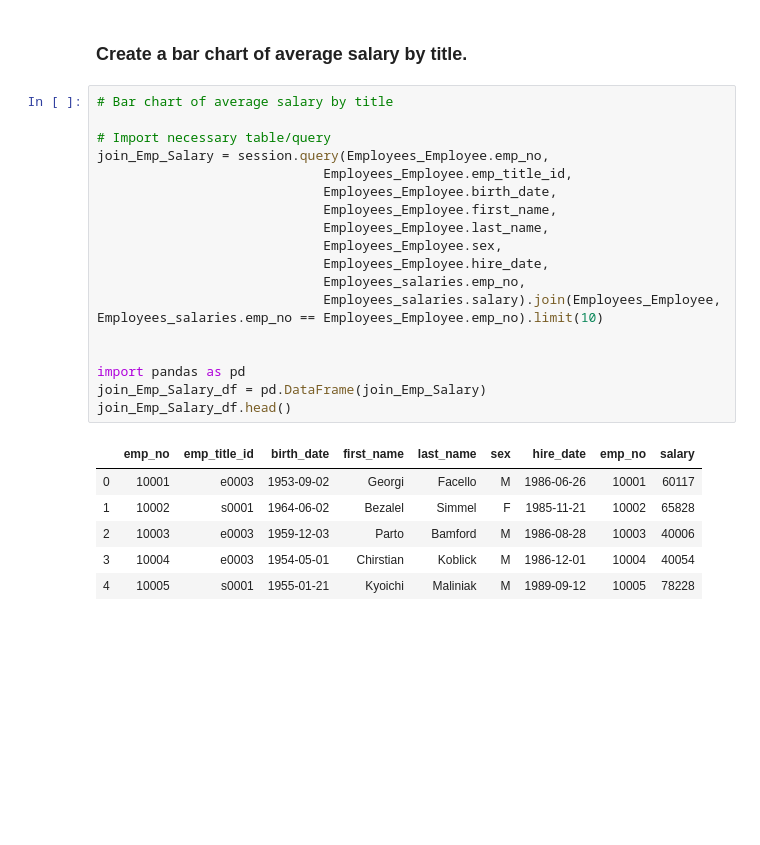
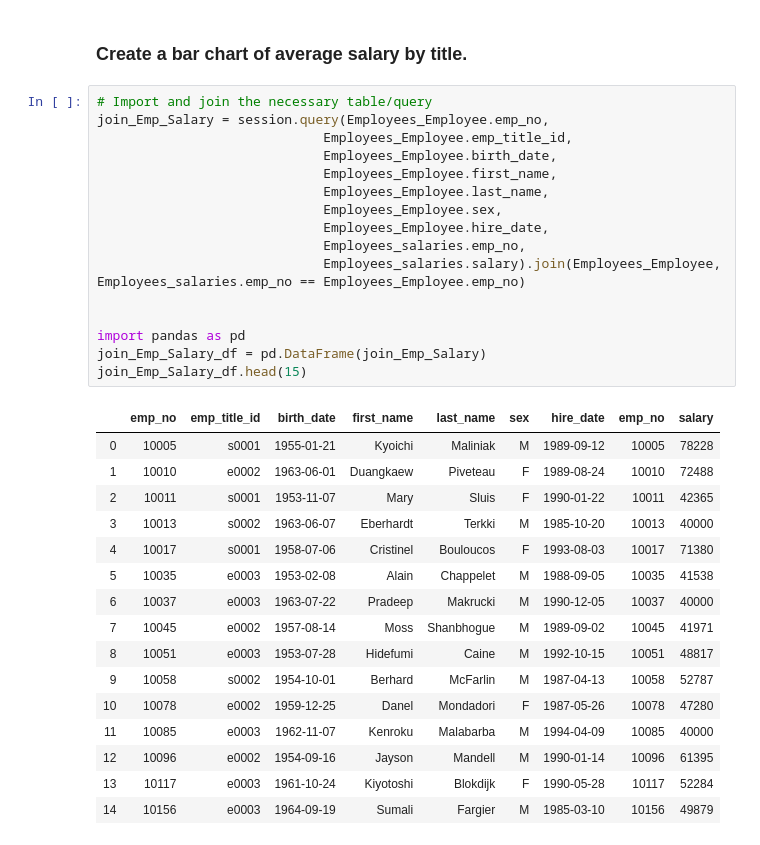
Before and after one commit to eobianyor/SQL-Project1, a Jupyter notebook: EmployeeSQL/Employee_Visualizations.ipynb, the cells around one changed output. Cells and saved outputs as stored; diff of their text form; blank space fills up the shorter version.

```diff
--- a/EmployeeSQL/Employee_Visualizations.ipynb
+++ b/EmployeeSQL/Employee_Visualizations.ipynb
@@ -111,27 +107,35 @@ Max salary is 129492
 # %% [markdown]
 ### Create a bar chart of average salary by title.
 # %%
-# Bar chart of average salary by title
-
-# Import necessary table/query
+# Import and join the necessary table/query
 join_Emp_Salary = session.query(Employees_Employee.emp_no,
                              Employees_Employee.emp_title_id,
                              Employees_Employee.birth_date,
                              Employees_Employee.first_name,
                              Employees_Employee.last_name,
                              Employees_Employee.sex,
                              Employees_Employee.hire_date,
                              Employees_salaries.emp_no,
-                             Employees_salaries.salary).join(Employees_Employee, Employees_salaries.emp_no == Employees_Employee.emp_no).limit(10)
+                             Employees_salaries.salary).join(Employees_Employee, Employees_salaries.emp_no == Employees_Employee.emp_no)
 
 
 import pandas as pd
 join_Emp_Salary_df = pd.DataFrame(join_Emp_Salary)
-join_Emp_Salary_df.head()
+join_Emp_Salary_df.head(15)
 # %% [output]
 |  | emp_no | emp_title_id | birth_date | first_name | last_name | sex | hire_date | emp_no | salary |
-| 0 | 10001 | e0003 | 1953-09-02 | Georgi | Facello | M | 1986-06-26 | 10001 | 60117 |
-| 1 | 10002 | s0001 | 1964-06-02 | Bezalel | Simmel | F | 1985-11-21 | 10002 | 65828 |
-| 2 | 10003 | e0003 | 1959-12-03 | Parto | Bamford | M | 1986-08-28 | 10003 | 40006 |
-| 3 | 10004 | e0003 | 1954-05-01 | Chirstian | Koblick | M | 1986-12-01 | 10004 | 40054 |
-| 4 | 10005 | s0001 | 1955-01-21 | Kyoichi | Maliniak | M | 1989-09-12 | 10005 | 78228 |
+| 0 | 10005 | s0001 | 1955-01-21 | Kyoichi | Maliniak | M | 1989-09-12 | 10005 | 78228 |
+| 1 | 10010 | e0002 | 1963-06-01 | Duangkaew | Piveteau | F | 1989-08-24 | 10010 | 72488 |
+| 2 | 10011 | s0001 | 1953-11-07 | Mary | Sluis | F | 1990-01-22 | 10011 | 42365 |
+| 3 | 10013 | s0002 | 1963-06-07 | Eberhardt | Terkki | M | 1985-10-20 | 10013 | 40000 |
+| 4 | 10017 | s0001 | 1958-07-06 | Cristinel | Bouloucos | F | 1993-08-03 | 10017 | 71380 |
+| 5 | 10035 | e0003 | 1953-02-08 | Alain | Chappelet | M | 1988-09-05 | 10035 | 41538 |
+| 6 | 10037 | e0003 | 1963-07-22 | Pradeep | Makrucki | M | 1990-12-05 | 10037 | 40000 |
+| 7 | 10045 | e0002 | 1957-08-14 | Moss | Shanbhogue | M | 1989-09-02 | 10045 | 41971 |
+| 8 | 10051 | e0003 | 1953-07-28 | Hidefumi | Caine | M | 1992-10-15 | 10051 | 48817 |
+| 9 | 10058 | s0002 | 1954-10-01 | Berhard | McFarlin | M | 1987-04-13 | 10058 | 52787 |
+| 10 | 10078 | e0002 | 1959-12-25 | Danel | Mondadori | F | 1987-05-26 | 10078 | 47280 |
+| 11 | 10085 | e0003 | 1962-11-07 | Kenroku | Malabarba | M | 1994-04-09 | 10085 | 40000 |
+| 12 | 10096 | e0002 | 1954-09-16 | Jayson | Mandell | M | 1990-01-14 | 10096 | 61395 |
+| 13 | 10117 | e0003 | 1961-10-24 | Kiyotoshi | Blokdijk | F | 1990-05-28 | 10117 | 52284 |
+| 14 | 10156 | e0003 | 1964-09-19 | Sumali | Fargier | M | 1985-03-10 | 10156 | 49879 |
```
Also changed, not shown: parts of 4 cells of this notebook, 6 other files.
